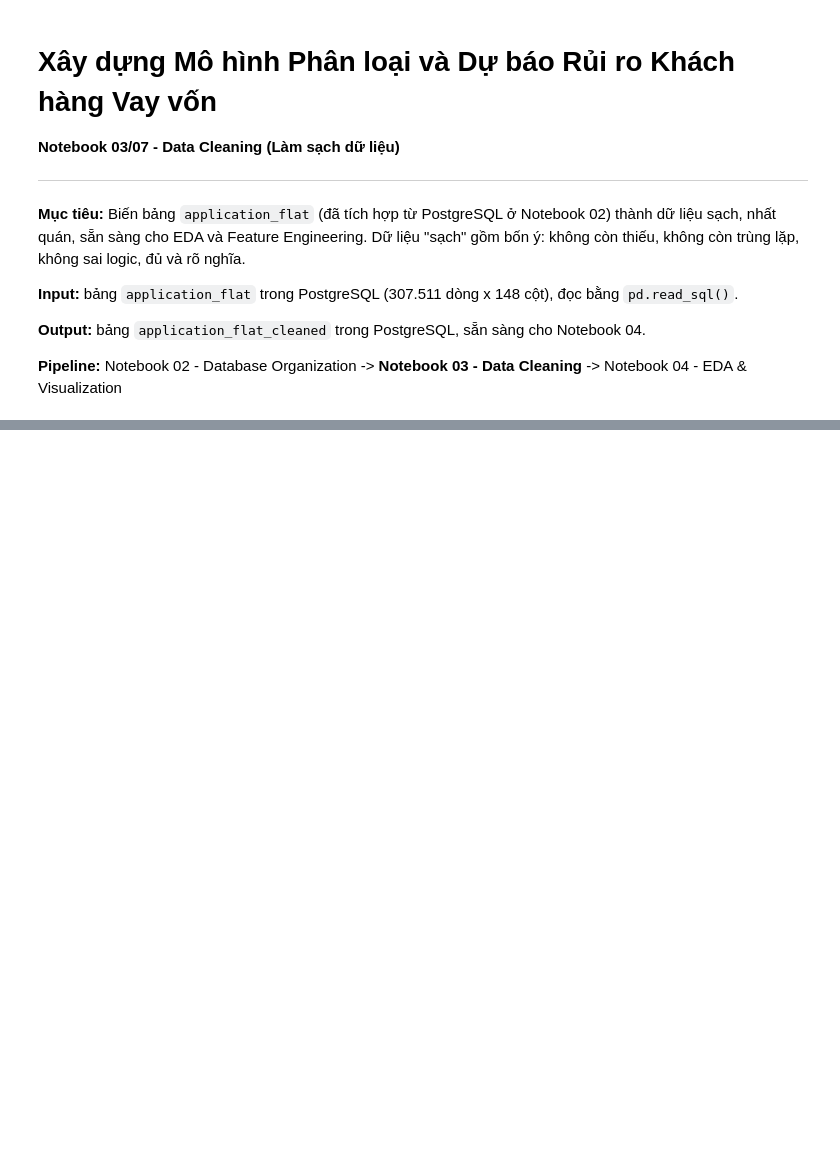
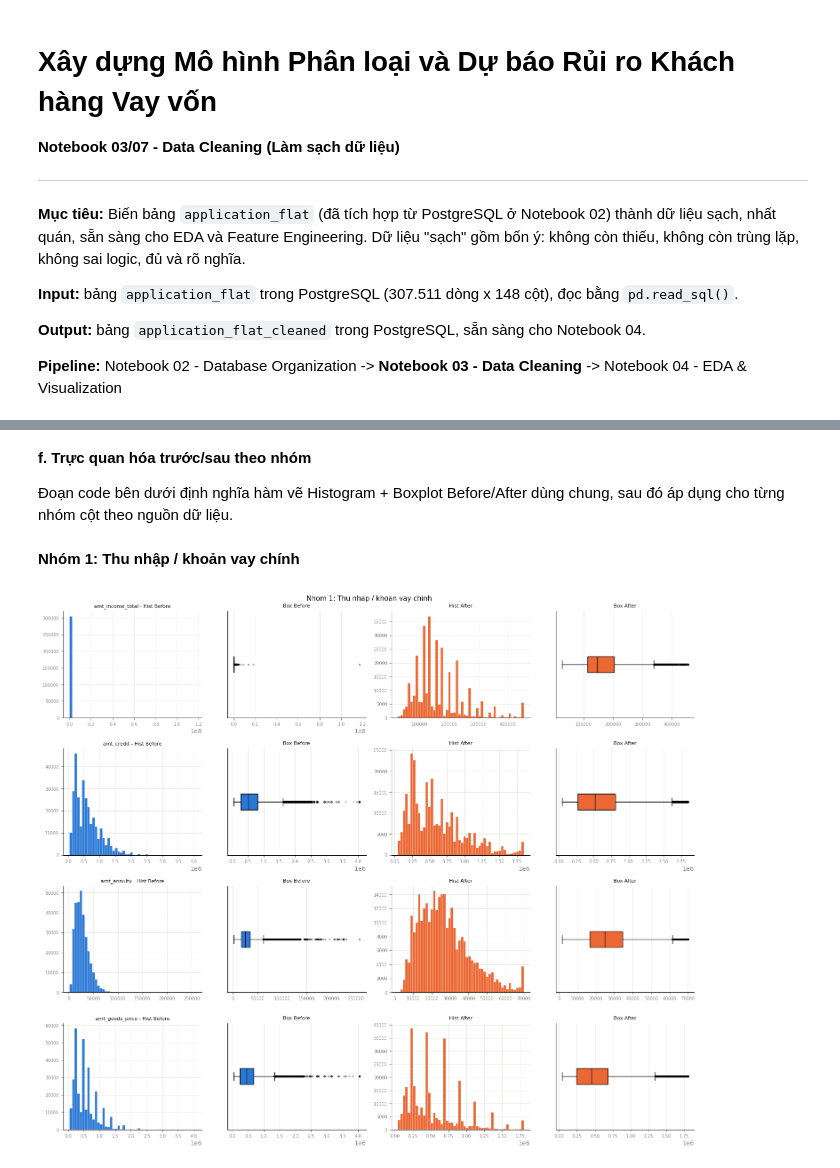
Before and after one commit to thanhhung9720001-collab/credit-risk-classifier, a Jupyter notebook: notebooks/03_data_cleaning.ipynb, the cells around one changed output, grey strips where cells are left out. Drawn from its saved outputs; the diff is of its cells as text; code cells hidden in the pictures; blank space fills up the shorter version.

```diff
--- a/notebooks/03_data_cleaning.ipynb
+++ b/notebooks/03_data_cleaning.ipynb
@@ -729,0 +466,53 @@ Kiểm tra shape và sk_id_curr sau khi lưu: OK
+# %% [markdown]
+**f. Trực quan hóa trước/sau theo nhóm**
+
+Đoạn code bên dưới định nghĩa hàm vẽ Histogram + Boxplot Before/After dùng chung, sau đó áp dụng cho từng nhóm cột theo nguồn dữ liệu.
+# %%
+import matplotlib.pyplot as plt
+
+COLOR_BEFORE = "#2a78d6"
+COLOR_AFTER = "#eb6834"
+COLOR_GRID = "#e1e0d9"
+COLOR_MUTED = "#898781"
+COLOR_INK = "#0b0b0b"
+
+
+def style_ax(ax):
+    ax.spines["top"].set_visible(False)
+    ax.spines["right"].set_visible(False)
+    ax.grid(color=COLOR_GRID, linewidth=0.5)
+    ax.set_axisbelow(True)
+    ax.tick_params(colors=COLOR_MUTED, labelsize=7)
+
+
+def plot_before_after(cols, title):
+    fig, axes = plt.subplots(len(cols), 4, figsize=(15, 3.2 * len(cols)))
+    if len(cols) == 1:
+        axes = axes.reshape(1, 4)
+    for i, c in enumerate(cols):
+        before, after = df_before[c].dropna(), df[c].dropna()
+        axes[i, 0].hist(before, bins=50, color=COLOR_BEFORE, edgecolor="white", linewidth=0.3)
+        axes[i, 0].set_title(f"{c} - Hist Before", fontsize=8, color=COLOR_INK)
+        axes[i, 1].boxplot(before, vert=False, patch_artist=True,
+                            boxprops=dict(facecolor=COLOR_BEFORE, edgecolor=COLOR_INK),
+                            medianprops=dict(color=COLOR_INK), flierprops=dict(markersize=2, alpha=0.4))
+        axes[i, 1].set_title("Box Before", fontsize=8, color=COLOR_INK)
+        axes[i, 1].set_yticks([])
+        axes[i, 2].hist(after, bins=50, color=COLOR_AFTER, edgecolor="white", linewidth=0.3)
+        axes[i, 2].set_title("Hist After", fontsize=8, color=COLOR_INK)
+        axes[i, 3].boxplot(after, vert=False, patch_artist=True,
+                            boxprops=dict(facecolor=COLOR_AFTER, edgecolor=COLOR_INK),
+                            medianprops=dict(color=COLOR_INK), flierprops=dict(markersize=2, alpha=0.4))
+        axes[i, 3].set_title("Box After", fontsize=8, color=COLOR_INK)
+        axes[i, 3].set_yticks([])
+        for ax in axes[i]:
+            style_ax(ax)
+    fig.suptitle(title, fontsize=11, color=COLOR_INK)
+    plt.tight_layout()
+    plt.show()
+# %% [markdown]
+**Nhóm 1: Thu nhập / khoản vay chính**
+# %%
+plot_before_after(['amt_income_total', 'amt_credit', 'amt_annuity', 'amt_goods_price'], 'Nhom 1: Thu nhap / khoan vay chinh')
+# %% [output]
+[figure, added]
```
Also changed, not shown: parts of 165 cells of this notebook.
